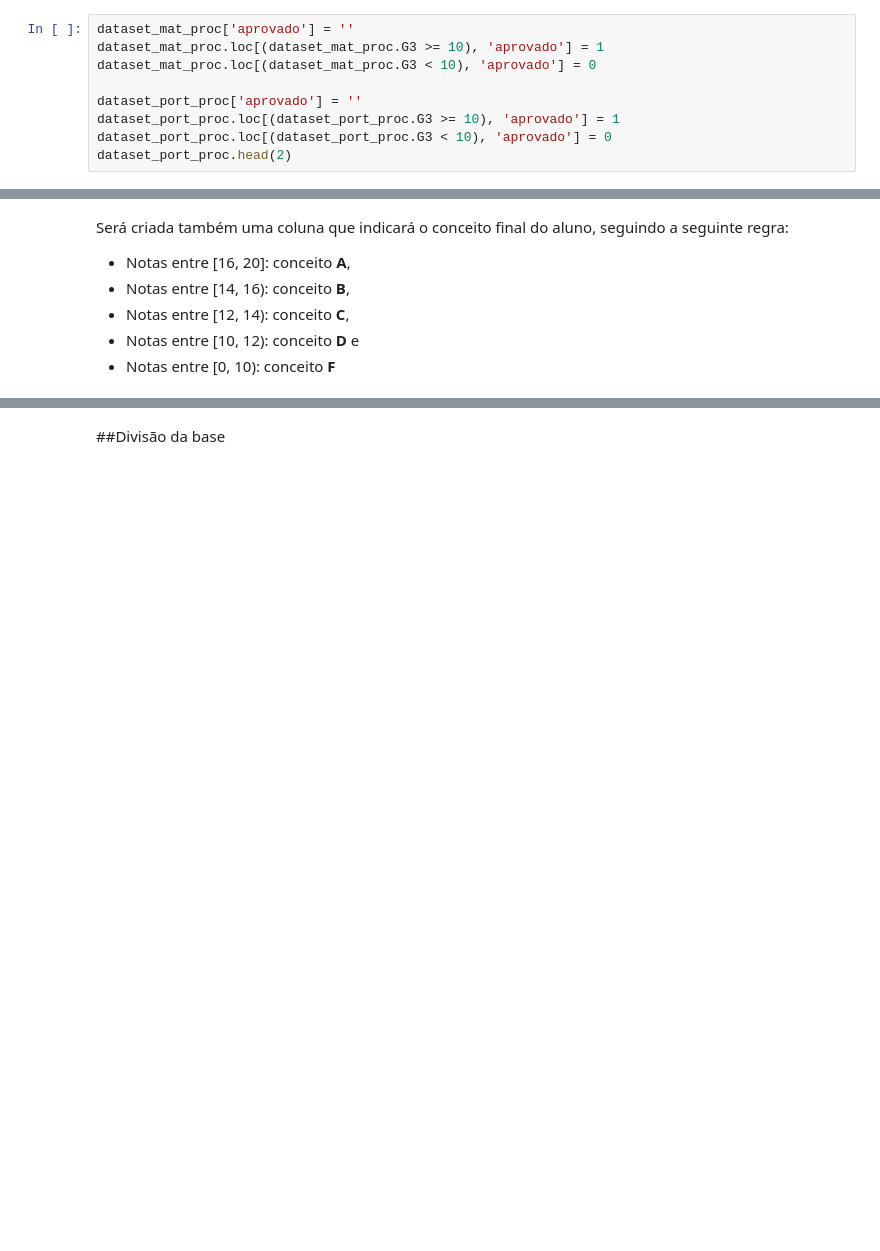
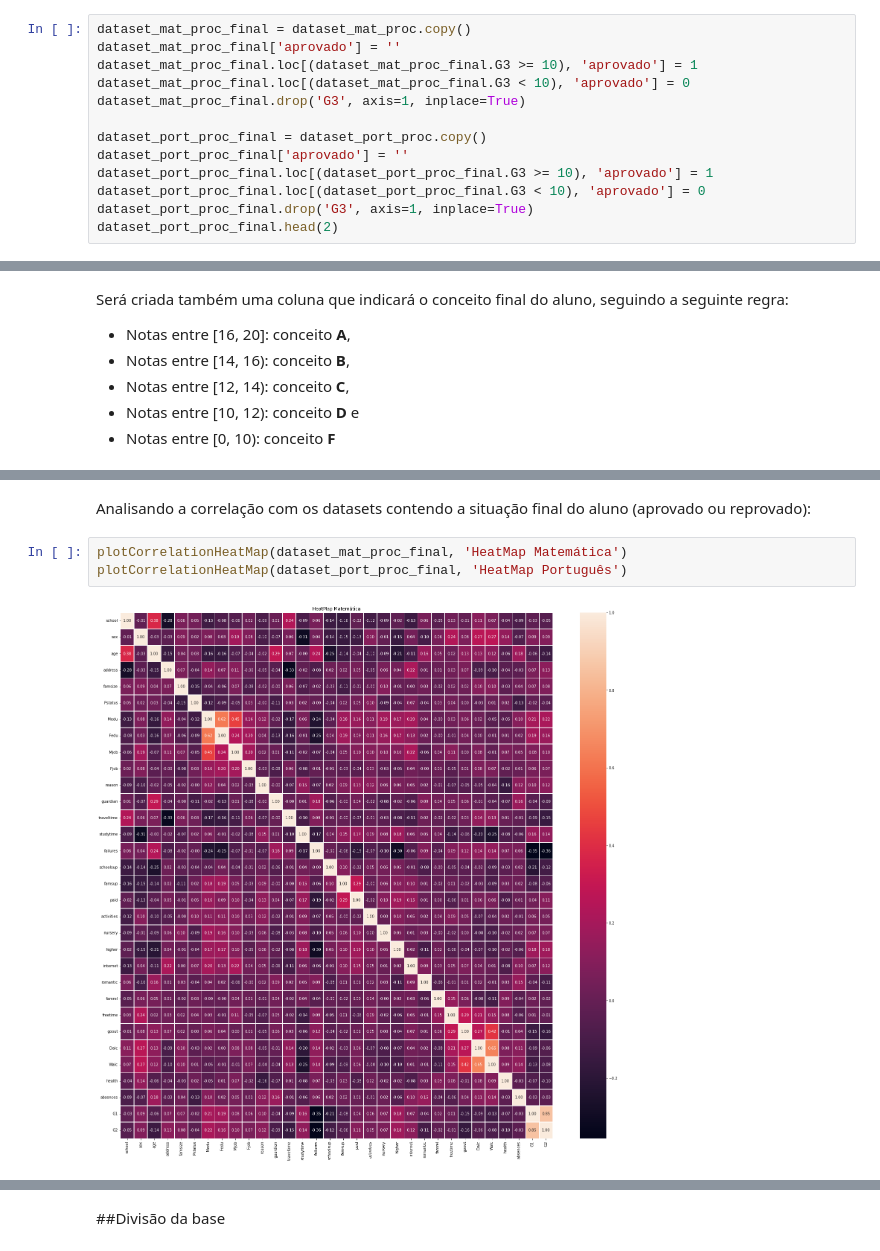
Before and after one commit to marcosflu/analise-dados-educacionais, a Jupyter notebook: Teste_análise_base_educacional.ipynb, the cells around one changed output, grey strips where cells are left out. Saved outputs shown, nothing was run; the diff lists cells and outputs as text; blank space fills up the shorter version.

```diff
--- a/Teste_análise_base_educacional.ipynb
+++ b/Teste_análise_base_educacional.ipynb
@@ -119,14 +107,18 @@ Name: G1, dtype: int64
 # %% [markdown]
 Será criada uma **classe binária** que indicará se o aluno foi aprovado na disciplina ou não, onde os modelos de classificação deverão prever com base nas informações disponíveis sobre cada aluno se ele será ou não aprovado.
 # %%
-dataset_mat_proc['aprovado'] = ''
-dataset_mat_proc.loc[(dataset_mat_proc.G3 >= 10), 'aprovado'] = 1
-dataset_mat_proc.loc[(dataset_mat_proc.G3 < 10), 'aprovado'] = 0
+dataset_mat_proc_final = dataset_mat_proc.copy()
+dataset_mat_proc_final['aprovado'] = ''
+dataset_mat_proc_final.loc[(dataset_mat_proc_final.G3 >= 10), 'aprovado'] = 1
+dataset_mat_proc_final.loc[(dataset_mat_proc_final.G3 < 10), 'aprovado'] = 0
+dataset_mat_proc_final.drop('G3', axis=1, inplace=True)
 
-dataset_port_proc['aprovado'] = ''
-dataset_port_proc.loc[(dataset_port_proc.G3 >= 10), 'aprovado'] = 1
-dataset_port_proc.loc[(dataset_port_proc.G3 < 10), 'aprovado'] = 0
-dataset_port_proc.head(2)
+dataset_port_proc_final = dataset_port_proc.copy()
+dataset_port_proc_final['aprovado'] = ''
+dataset_port_proc_final.loc[(dataset_port_proc_final.G3 >= 10), 'aprovado'] = 1
+dataset_port_proc_final.loc[(dataset_port_proc_final.G3 < 10), 'aprovado'] = 0
+dataset_port_proc_final.drop('G3', axis=1, inplace=True)
+dataset_port_proc_final.head(2)
 # %% [output]
 |  | school | sex | age | address | famsize | Pstatus | Medu | Fedu | Mjob | Fjob | reason | ... |
 | 0 | 0 | 0 | 18 | 1 | 0 | 0 | 4 | 4 | 0 | 4 | 0 | ... |
@@ -160,0 +182,7 @@ dataset_port_proc.head(3)
+# %% [markdown]
+Analisando a correlação com os datasets contendo a situação final do aluno (aprovado ou reprovado):
+# %%
+plotCorrelationHeatMap(dataset_mat_proc_final, 'HeatMap Matemática')
+plotCorrelationHeatMap(dataset_port_proc_final, 'HeatMap Português')
+# %% [output]
+[figure, added]
```
Also changed, not shown: parts of 27 cells of this notebook.
